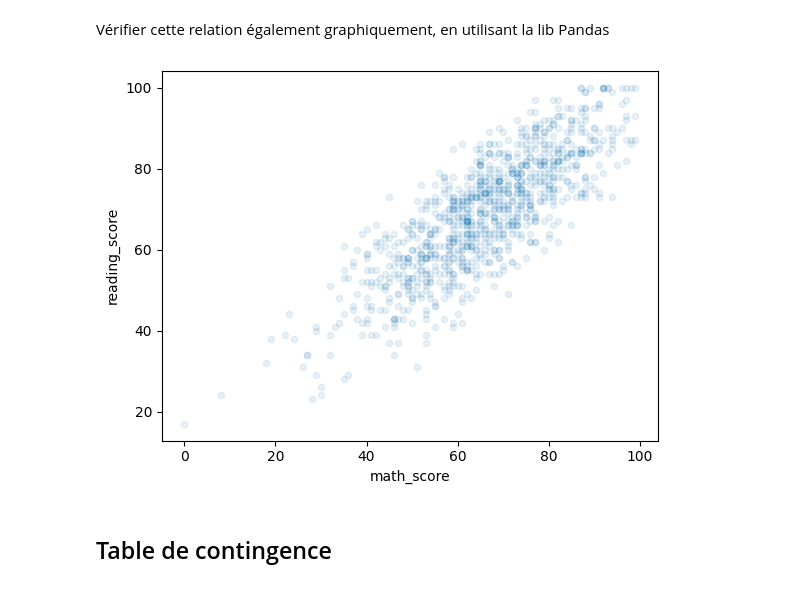
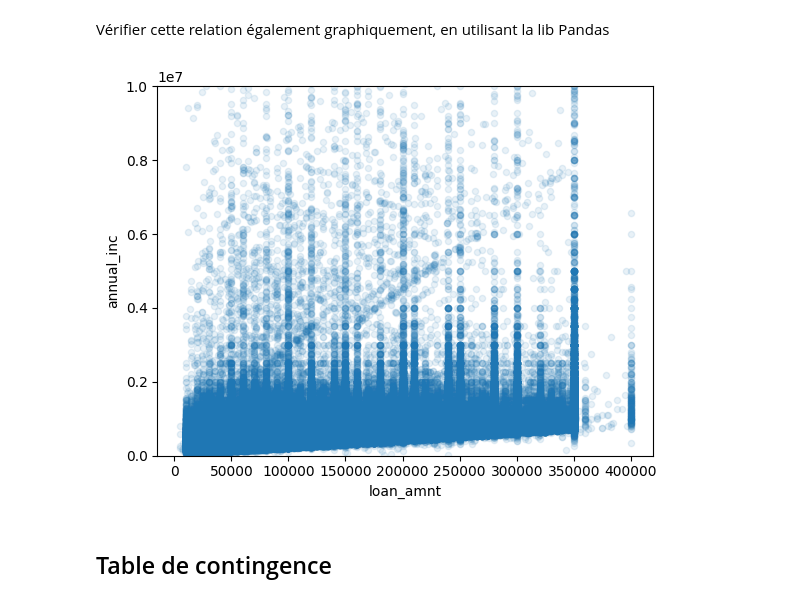
Before and after one commit to rondondaniel/python-data-analysis-course-solution, a Jupyter notebook: Day01_Part04.ipynb, the cells around one changed output. Cells and saved outputs as stored; diff of their text form; code cells hidden in the pictures.

```diff
--- a/Day01_Part04.ipynb
+++ b/Day01_Part04.ipynb
@@ -33,12 +33,12 @@ import matplotlib.pyplot as plt
 ## Les données
 Cette cellule définit le chemin vers le fichier CSV contenant les données des étudiants.
 # %%
-file = "StudentsPerformance.csv"
+file = "Classeur1.csv"
 # %% [markdown]
 ### Importation et stockage des données
 Charger les données dans un DataFrame
 # %%
-data = pd.read_csv(file)
+data = pd.read_csv(file, sep=';')
 # %% [markdown]
 ### Affichage des données
 Exécuter cette cellule pour afficher les 5 premières lignes des données importées.
@@ -56,6 +57,6 @@ data.head(5)
 # %% [markdown]
 Caluler la moyenne de notes et puis grouper les avec parents_education en calculant la moyenne des 'mean_score', stocker les résultats dans un nouveau DataFrame parents_scores
 # %%
-data['mean_score'] = data[['math_score', 'reading_score', 'writing_score']].mean(axis=1)
-data.head(5)
+data_means = data.mean(axis=1, numeric_only=True)
+data_means.head()
 # %% [output]
@@ -100,11 +110,12 @@ Interprète les résultats :
 # %% [markdown]
 Vérifier cette relation également graphiquement, en utilisant la lib Pandas
 # %%
+from matplotlib.pyplot import ylim
 from pandas.plotting import scatter_matrix
 %matplotlib inline
-data[data['math_score']<100].plot(kind='scatter', x='math_score', y='reading_score', alpha=0.1);
+data.plot(kind='scatter', x='loan_amnt', y='annual_inc', alpha=0.1), ylim(0, 10000000);
 # %% [output]
-[figure, old version]
+[figure, new version]
 # %% [markdown]
 ## Table de contingence
 # %% [markdown]
```
Also changed, not shown: parts of 11 cells of this notebook, 6 other files.
